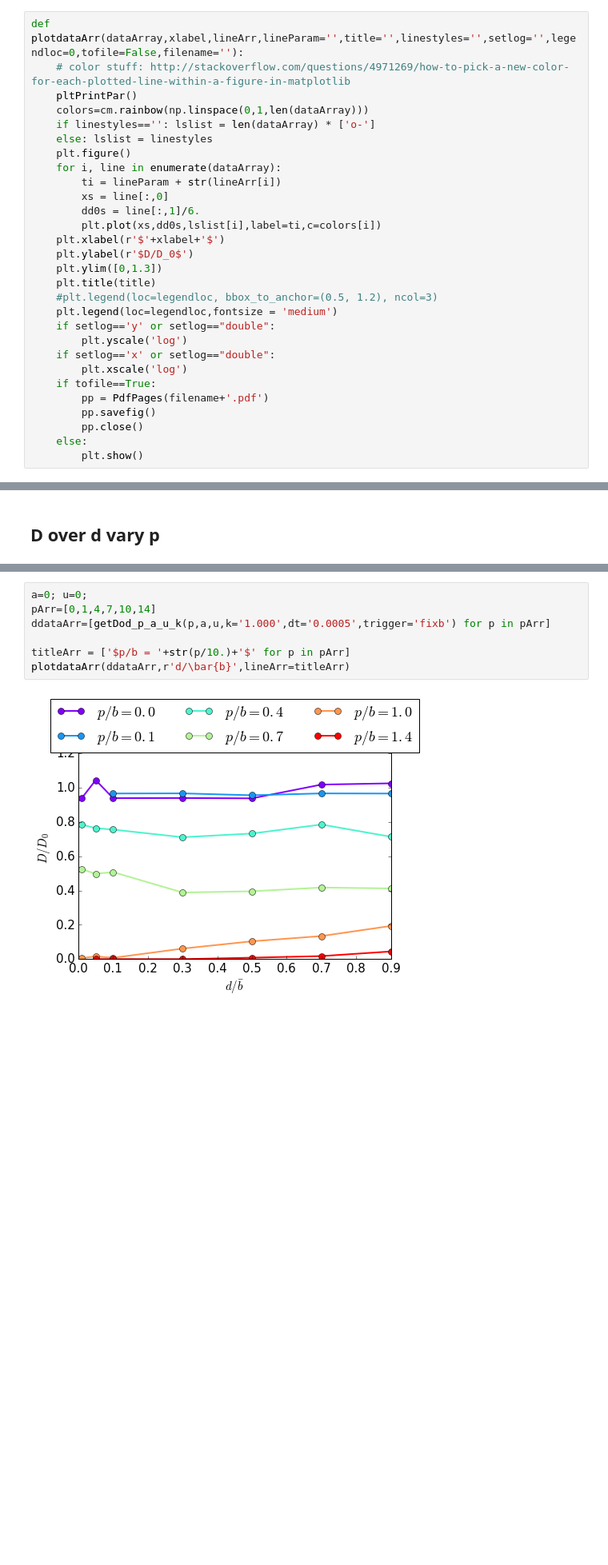
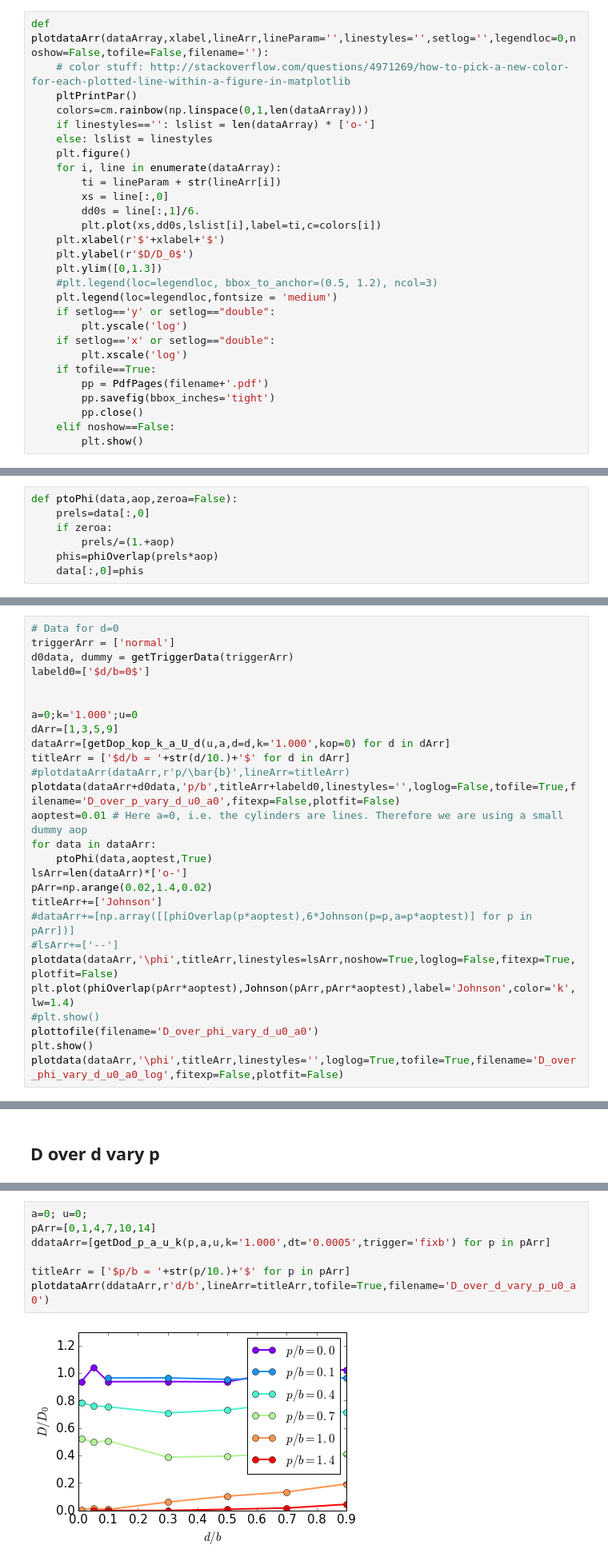
Before and after one commit to JohannHansing/iPythonNB, a Jupyter notebook: Ranb/Ranb.ipynb, the cells around one changed output, grey strips where cells are left out. Shown at 80% size. Cells and saved outputs as stored; diff of their text form; blank space fills up the shorter version.

```diff
--- a/Ranb/Ranb.ipynb
+++ b/Ranb/Ranb.ipynb
@@ -53,7 +61,7 @@ phiOverlap(0.27)
 The difference between the two formulas for phi become truly substantial for $a>0.4b$ (or equivalently phi>0.25). If i **stick with aop<=0.5 like for HIforBD**, then the maximal value for $a$ is $a_{max}=0.33b$, which would be fine. Furthermore, the new phi formula without overlap becomes too large, i.e. larger than one for $a\approx0.7$.
 **NOTE:** It might be better to **use the old version for phi** with overlap, since in the limit of large $a/b\approx1$ the cylinders *will* overlap for sure.
 # %%
-def plotdataArr(dataArray,xlabel,lineArr,lineParam='',title='',linestyles='',setlog='',legendloc=0,tofile=False,filename=''):
+def plotdataArr(dataArray,xlabel,lineArr,lineParam='',linestyles='',setlog='',legendloc=0,noshow=False,tofile=False,filename=''):
     # color stuff: http://stackoverflow.com/questions/4971269/how-to-pick-a-new-color-for-each-plotted-line-within-a-figure-in-matplotlib
     pltPrintPar()
     colors=cm.rainbow(np.linspace(0,1,len(dataArray)))
@@ -68,7 +76,6 @@ def plotdataArr(dataArray,xlabel,lineArr,lineParam='',title='',linestyles='',set
     plt.xlabel(r'$'+xlabel+'$')
     plt.ylabel(r'$D/D_0$')
     plt.ylim([0,1.3])
-    plt.title(title)
     #plt.legend(loc=legendloc, bbox_to_anchor=(0.5, 1.2), ncol=3)
     plt.legend(loc=legendloc,fontsize = 'medium')
     if setlog=='y' or setlog=="double":
@@ -77,7 +84,7 @@ def plotdataArr(dataArray,xlabel,lineArr,lineParam='',title='',linestyles='',set
         plt.xscale('log')
     if tofile==True:
         pp = PdfPages(filename+'.pdf')
-        pp.savefig()
+        pp.savefig(bbox_inches='tight')
         pp.close()
-    else:
+    elif noshow==False:
         plt.show()
@@ -245,0 +328,7 @@ def plotDoPhi(aop,dataArrs,labels,loglog=False):
+# %%
+def ptoPhi(data,aop,zeroa=False):
+    prels=data[:,0]
+    if zeroa:
+        prels/=(1.+aop)
+    phis=phiOverlap(prels*aop)
+    data[:,0]=phis
@@ -245,0 +342,27 @@ def plotDoPhi(aop,dataArrs,labels,loglog=False):
+# %%
+# Data for d=0
+triggerArr = ['normal']
+d0data, dummy = getTriggerData(triggerArr)
+labeld0=['$d/b=0$']
+
+
+a=0;k='1.000';u=0
+dArr=[1,3,5,9]
+dataArr=[getDop_kop_k_a_U_d(u,a,d=d,k='1.000',kop=0) for d in dArr]
+titleArr = ['$d/b = '+str(d/10.)+'$' for d in dArr]
+#plotdataArr(dataArr,r'p/\bar{b}',lineArr=titleArr)
+plotdata(dataArr+d0data,'p/b',titleArr+labeld0,linestyles='',loglog=False,tofile=True,filename='D_over_p_vary_d_u0_a0',fitexp=False,plotfit=False)
+aoptest=0.01 # Here a=0, i.e. the cylinders are lines. Therefore we are using a small dummy aop
+for data in dataArr:
+    ptoPhi(data,aoptest,True)
+lsArr=len(dataArr)*['o-']
+pArr=np.arange(0.02,1.4,0.02)
+titleArr+=['Johnson']
+#dataArr+=[np.array([[phiOverlap(p*aoptest),6*Johnson(p=p,a=p*aoptest)] for p in pArr])]
+#lsArr+=['--']
+plotdata(dataArr,'\phi',titleArr,linestyles=lsArr,noshow=True,loglog=False,fitexp=True,plotfit=False)
+plt.plot(phiOverlap(pArr*aoptest),Johnson(pArr,pArr*aoptest),label='Johnson',color='k',lw=1.4)
+#plt.show()
+plottofile(filename='D_over_phi_vary_d_u0_a0')
+plt.show()
+plotdata(dataArr,'\phi',titleArr,linestyles='',loglog=True,tofile=True,filename='D_over_phi_vary_d_u0_a0_log',fitexp=False,plotfit=False)
@@ -287,12 +417,12 @@ def getDod_p_a_u_k(p,a=0,u=0,k='1.000',dt='0.0005',trigger='fixb'):
 # %%
 a=0; u=0;
 pArr=[0,1,4,7,10,14]
 ddataArr=[getDod_p_a_u_k(p,a,u,k='1.000',dt='0.0005',trigger='fixb') for p in pArr]
 
 titleArr = ['$p/b = '+str(p/10.)+'$' for p in pArr]
-plotdataArr(ddataArr,r'd/\bar{b}',lineArr=titleArr)
+plotdataArr(ddataArr,r'd/b',lineArr=titleArr,tofile=True,filename='D_over_d_vary_p_u0_a0')
 # %% [output]
-[figure, old version]
+[figure, new version]
 # %% [markdown]
 ### Conclusion:
 * The lines for large particles p=1b and p=1.4b show substantial differences, since they would be immobilized for a cubic lattice. The medium size particles p=0.4b and p=0.7b show some decrease in diffusivity that might just be noise. But for p=0.7b it could also be that the particles get slowed down a little. Nonetheless, **these effects are all very small and maybe uninteresting**. I might have to **re-run those simulations**. The small particles show the same diffusivity except for some noise. The p=0.1b data was recorded with long simulations at small dt=0.0001 and shows completely constant diffusivity, which indicates that there is some noise for the other data points.
```
Also changed, not shown: parts of 20 cells of this notebook, 2 other files.
